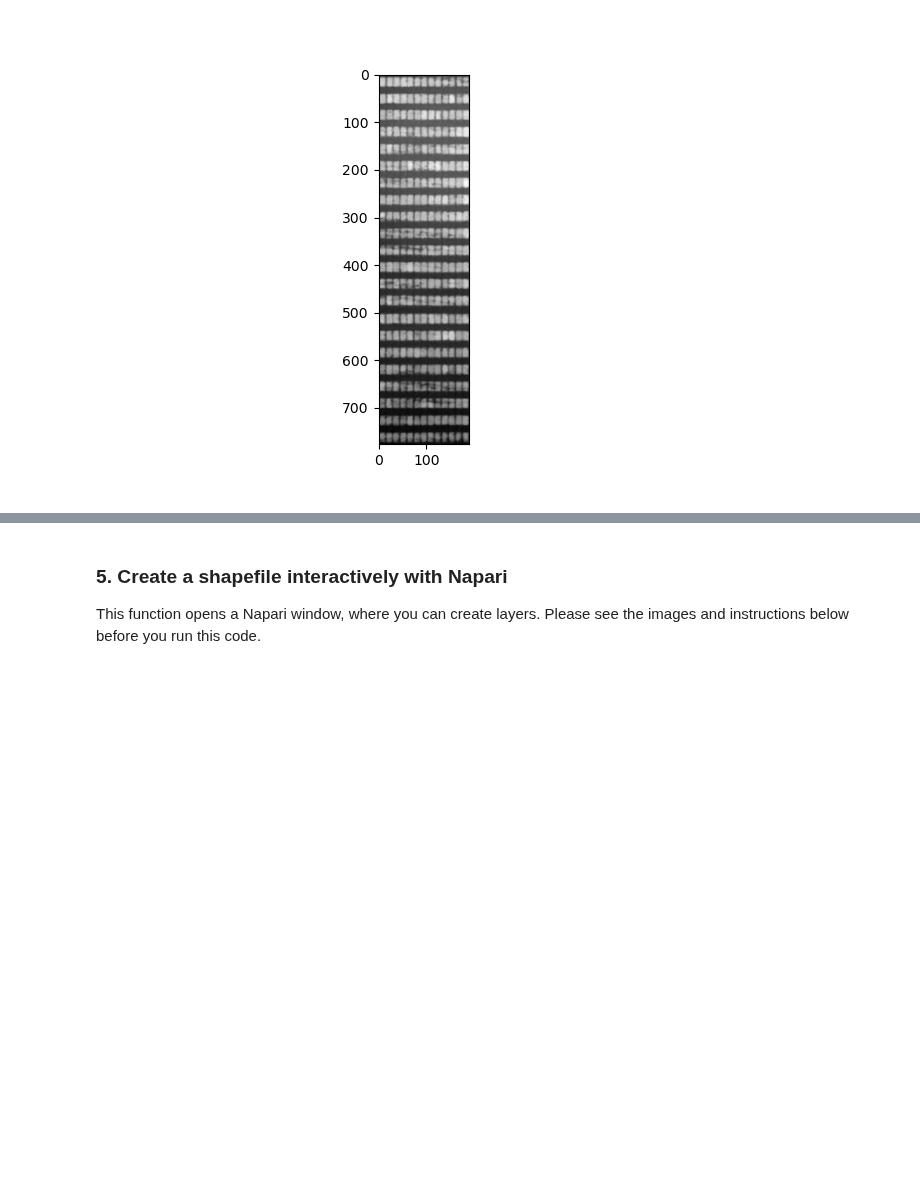
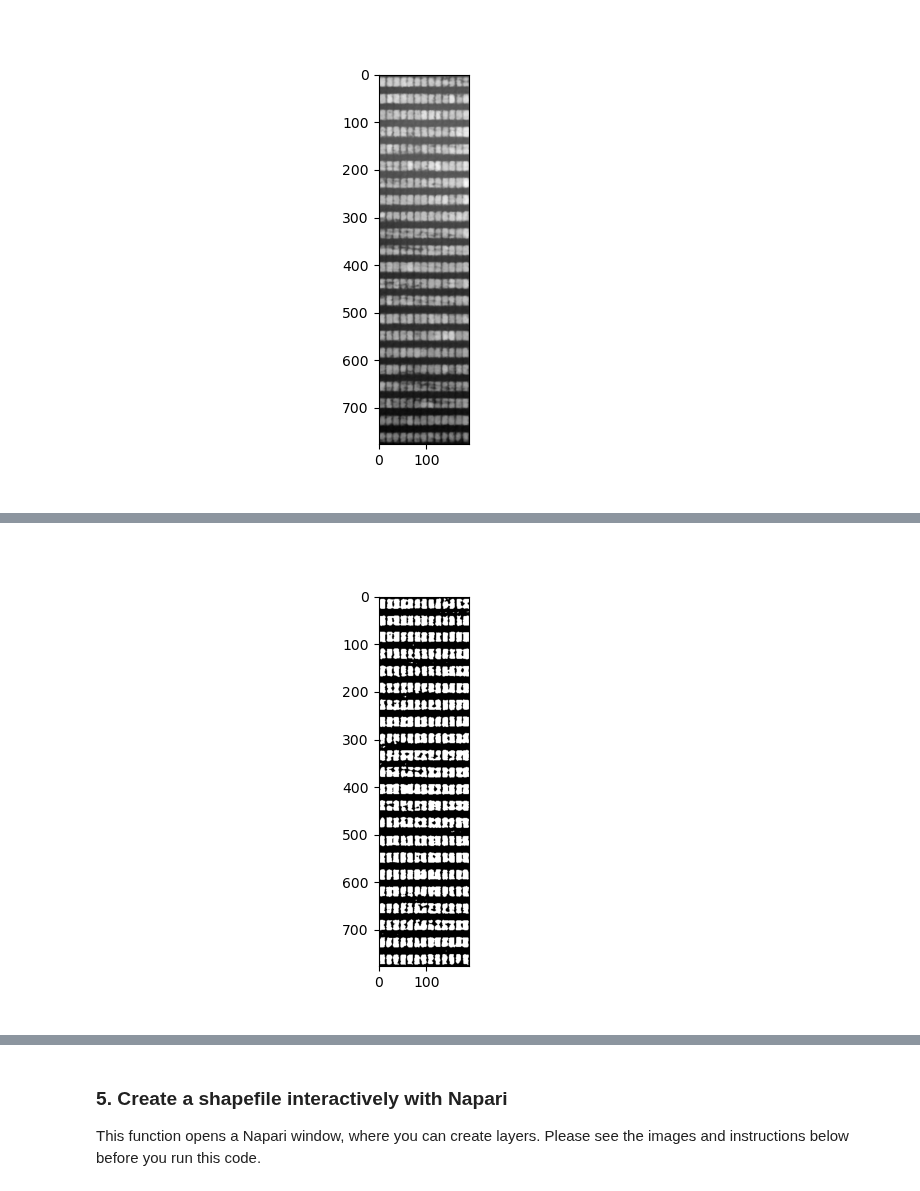
Before and after one commit to danforthcenter/plantcv-geospatial-tutorial-plant-height, a Jupyter notebook: index.ipynb, the cells around one changed output, grey strips where cells are left out. Drawn from its saved outputs; the diff is of its cells as text; code cells hidden in the pictures; blank space fills up the shorter version.

```diff
--- a/index.ipynb
+++ b/index.ipynb
@@ -72,0 +94,4 @@ plant_mask = pcv.threshold.binary(gray_img = img, threshold=130, object_type="li
+# %%
+plant_mask_gaus = pcv.threshold.gaussian(gray_img=img, ksize=31, offset=5, object_type='light')
+# %% [output]
+[figure, added]
```
Also changed, not shown: parts of 19 cells of this notebook, 1 other file.
